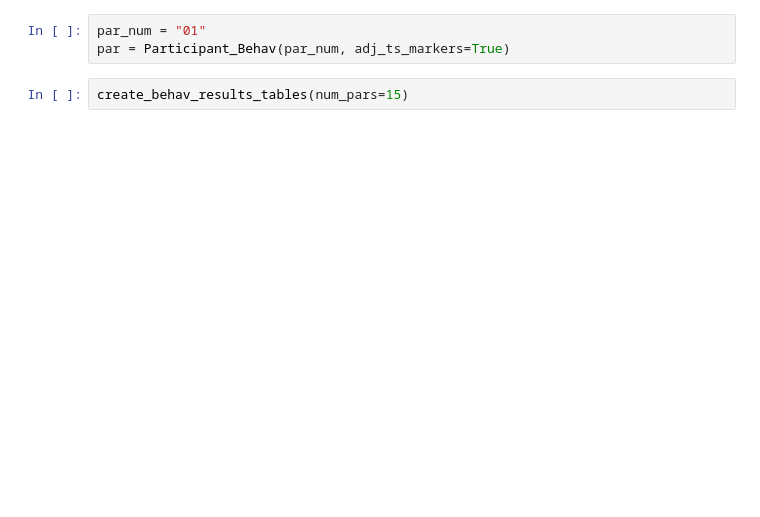
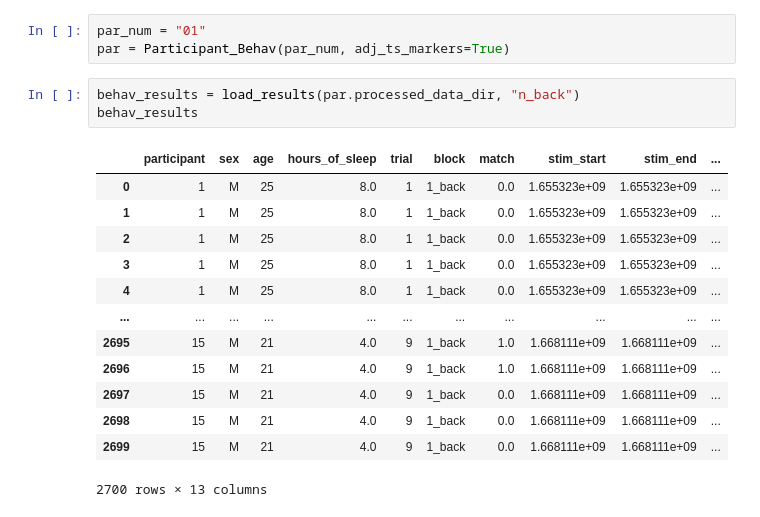
Before and after one commit to AyazLab/KernelFlow_Analysis, a Jupyter notebook: behav_analysis.ipynb, the cells around one changed output. Saved outputs shown, nothing was run; the diff lists cells and outputs as text; blank space fills up the shorter version.

```diff
--- a/behav_analysis.ipynb
+++ b/behav_analysis.ipynb
@@ -1976,5 +1910,20 @@ def load_results(
 # %%
 par_num = "01"
 par = Participant_Behav(par_num, adj_ts_markers=True)
-# %%
-create_behav_results_tables(num_pars=15)
+# %%
+behav_results = load_results(par.processed_data_dir, "n_back")
+behav_results
+# %% [output]
+|  | participant | sex | age | hours_of_sleep | trial | block | match | stim_start | stim_end | ... |
+| 0 | 1 | M | 25 | 8.0 | 1 | 1_back | 0.0 | 1.655323e+09 | 1.655323e+09 | ... |
+| 1 | 1 | M | 25 | 8.0 | 1 | 1_back | 0.0 | 1.655323e+09 | 1.655323e+09 | ... |
+| 2 | 1 | M | 25 | 8.0 | 1 | 1_back | 0.0 | 1.655323e+09 | 1.655323e+09 | ... |
+| 3 | 1 | M | 25 | 8.0 | 1 | 1_back | 0.0 | 1.655323e+09 | 1.655323e+09 | ... |
+| 4 | 1 | M | 25 | 8.0 | 1 | 1_back | 0.0 | 1.655323e+09 | 1.655323e+09 | ... |
+| ... | ... | ... | ... | ... | ... | ... | ... | ... | ... | ... |
+| 2695 | 15 | M | 21 | 4.0 | 9 | 1_back | 1.0 | 1.668111e+09 | 1.668111e+09 | ... |
+| 2696 | 15 | M | 21 | 4.0 | 9 | 1_back | 1.0 | 1.668111e+09 | 1.668111e+09 | ... |
+| 2697 | 15 | M | 21 | 4.0 | 9 | 1_back | 0.0 | 1.668111e+09 | 1.668111e+09 | ... |
+| 2698 | 15 | M | 21 | 4.0 | 9 | 1_back | 0.0 | 1.668111e+09 | 1.668111e+09 | ... |
+| 2699 | 15 | M | 21 | 4.0 | 9 | 1_back | 0.0 | 1.668111e+09 | 1.668111e+09 | ... |
+2700 rows × 13 columns
```
Also changed, not shown: parts of 4 cells of this notebook, 4 other files.
